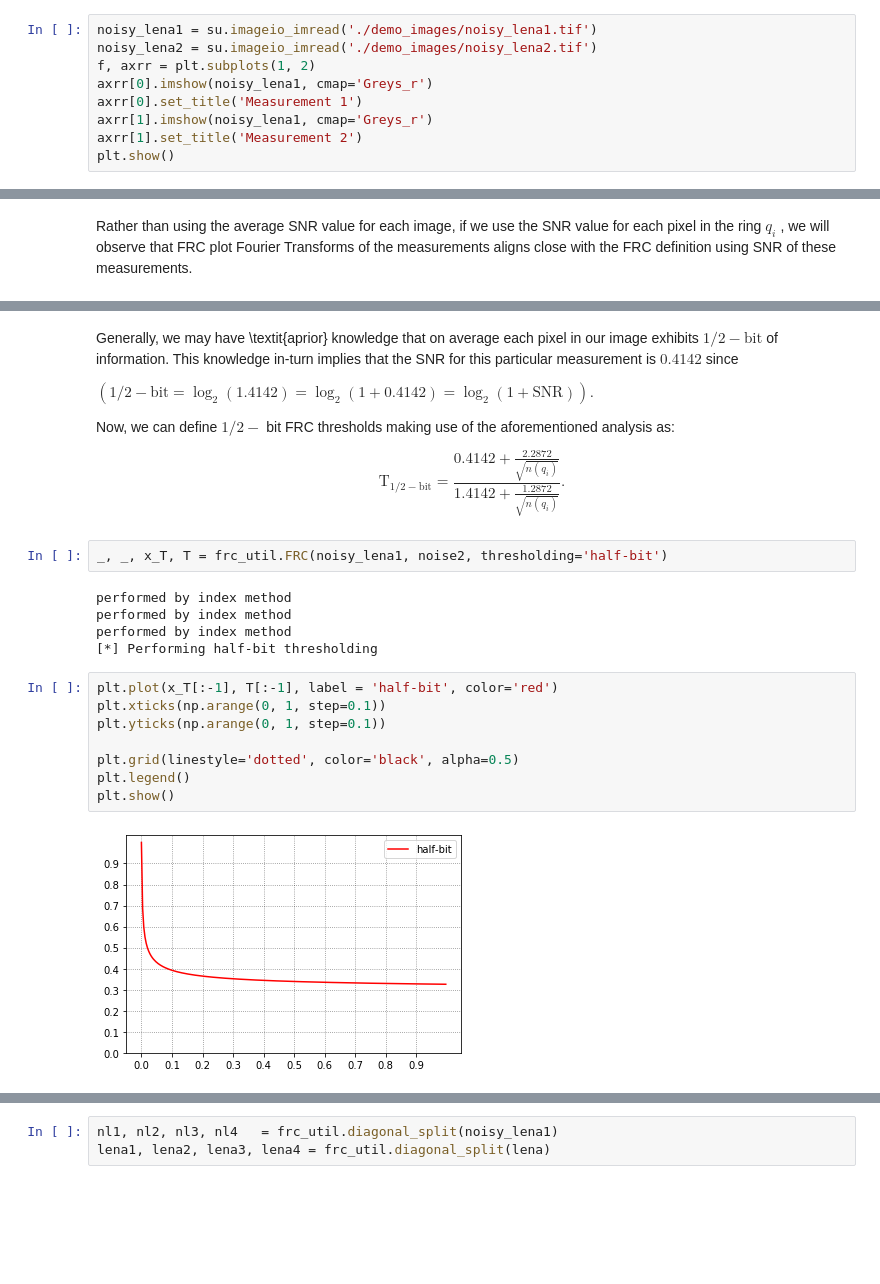
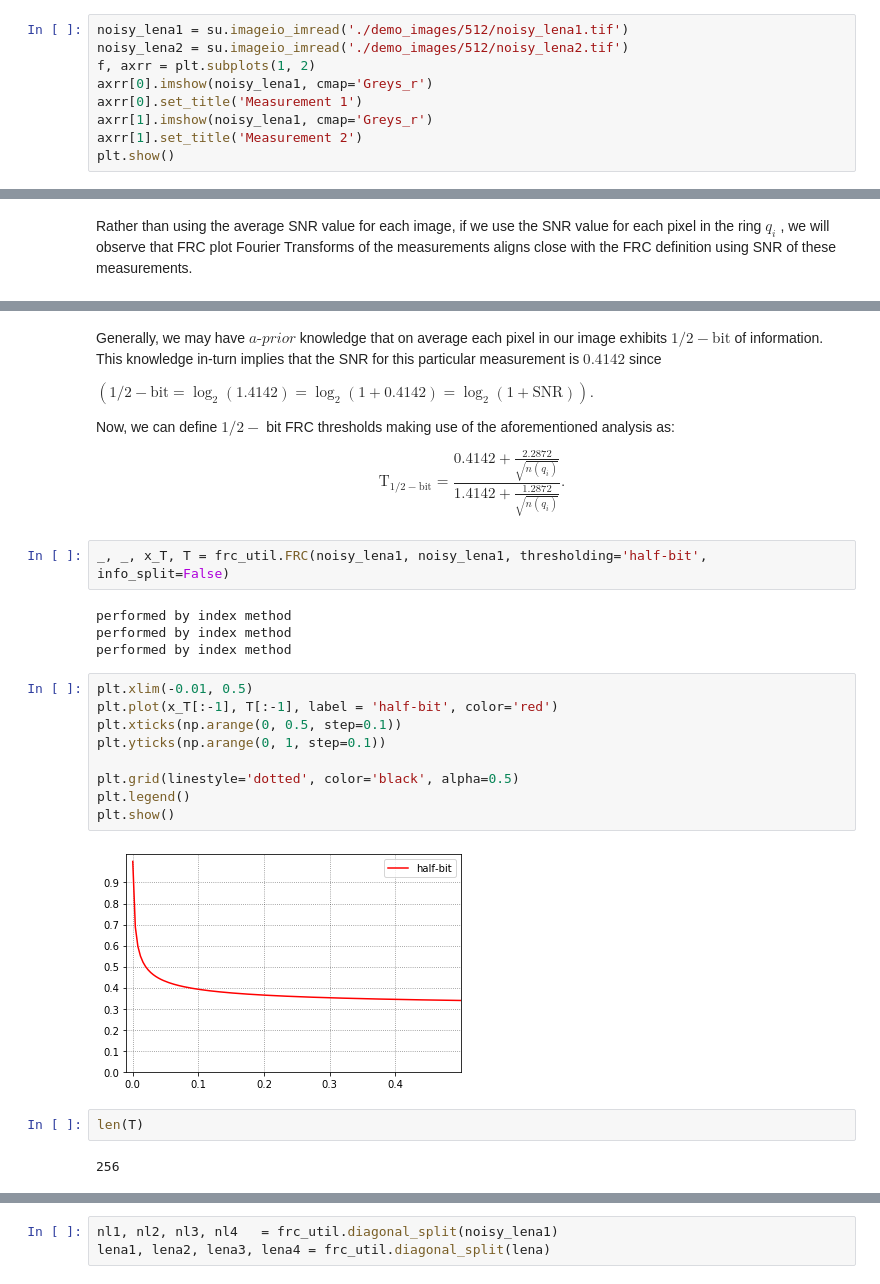
Before and after one commit to prabhatkc/siFRC, a Jupyter notebook: lenaFRC.ipynb, the cells around one changed output, grey strips where cells are left out. Drawn from its saved outputs; the diff is of its cells as text; blank space fills up the shorter version.

```diff
--- a/lenaFRC.ipynb
+++ b/lenaFRC.ipynb
@@ -30,8 +30,8 @@ plt.show()
 # %% [markdown]
 For the FRC analysis we consider two different measurements of the same signal
 # %%
-noisy_lena1 = su.imageio_imread('./demo_images/noisy_lena1.tif')
-noisy_lena2 = su.imageio_imread('./demo_images/noisy_lena2.tif')
+noisy_lena1 = su.imageio_imread('./demo_images/512/noisy_lena1.tif')
+noisy_lena2 = su.imageio_imread('./demo_images/512/noisy_lena2.tif')
 f, axrr = plt.subplots(1, 2)
 axrr[0].imshow(noisy_lena1, cmap='Greys_r')
 axrr[0].set_title('Measurement 1')
@@ -130,5 +132,5 @@ performed by index method
 # %% [markdown]
-Generally, we may have \textit{aprior} knowledge that on average each
+Generally, we may have $\textit{a-prior}$ knowledge that on average each
 pixel in our image exhibits $1/2-\text{bit}$ of information. This
 knowledge in-turn implies that the SNR for this particular measurement
 is $0.4142$ since
@@ -142,22 +144,26 @@ the aforementioned analysis as:
 \text{T}_{1/2-\text{bit}}=\frac{0.4142+\frac{2.2872}{\sqrt{n(q_{i})}}}{1.4142+\frac{1.2872}{\sqrt{n(q_{i})}}}.\label{eq:half-bit-threshold}
 \end{equation}
 # %%
-_, _, x_T, T = frc_util.FRC(noisy_lena1, noise2, thresholding='half-bit')
+_, _, x_T, T = frc_util.FRC(noisy_lena1, noisy_lena1, thresholding='half-bit', info_split=False)
 # %% [output]
 performed by index method
 performed by index method
 performed by index method
-[*] Performing half-bit thresholding
 # %%
+plt.xlim(-0.01, 0.5)
 plt.plot(x_T[:-1], T[:-1], label = 'half-bit', color='red')
-plt.xticks(np.arange(0, 1, step=0.1))
+plt.xticks(np.arange(0, 0.5, step=0.1))
 plt.yticks(np.arange(0, 1, step=0.1))
 
 plt.grid(linestyle='dotted', color='black', alpha=0.5)
 plt.legend()
 plt.show()
 # %% [output]
-[figure, old version]
+[figure, new version]
+# %%
+len(T)
+# %% [output]
+256
 # %%
 real_frc4rmSNR    = frc_util.frc_4rm_snr(r_ind, lena, noise1)
 
```
Also changed, not shown: parts of 22 cells of this notebook, 35 other files.
